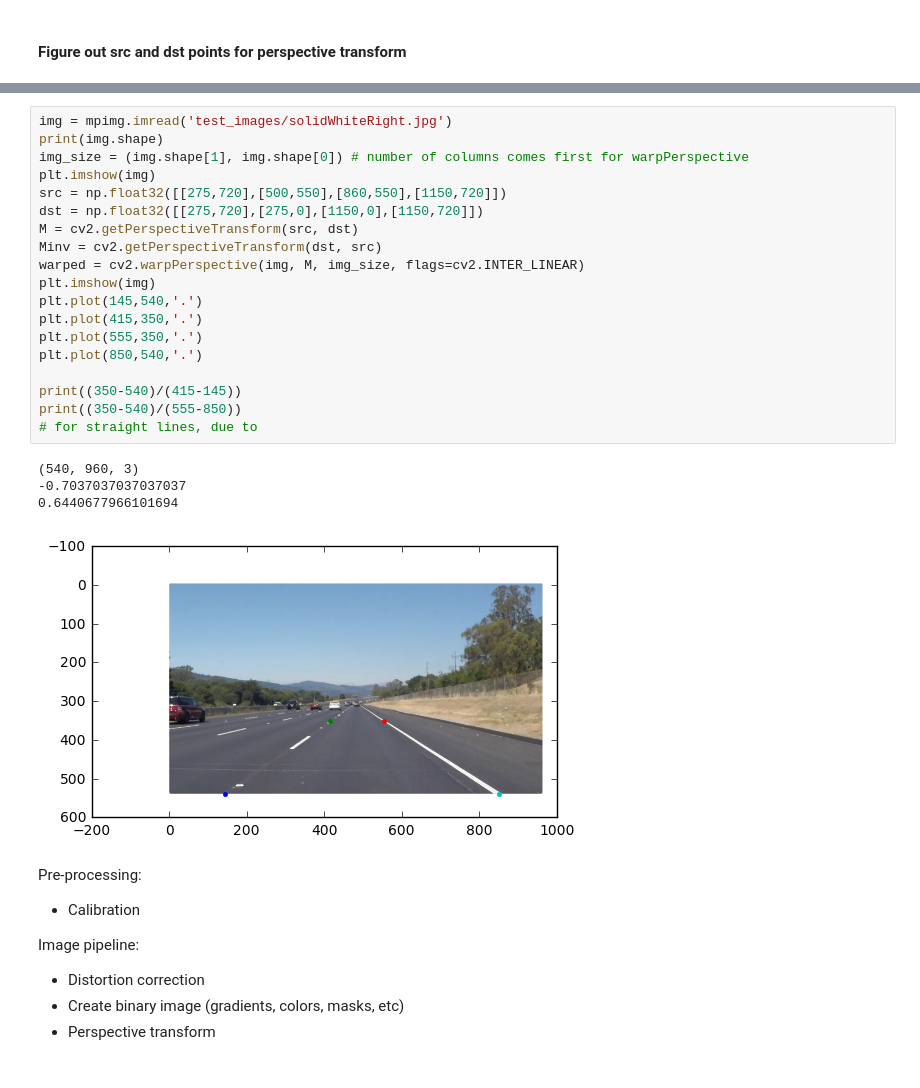
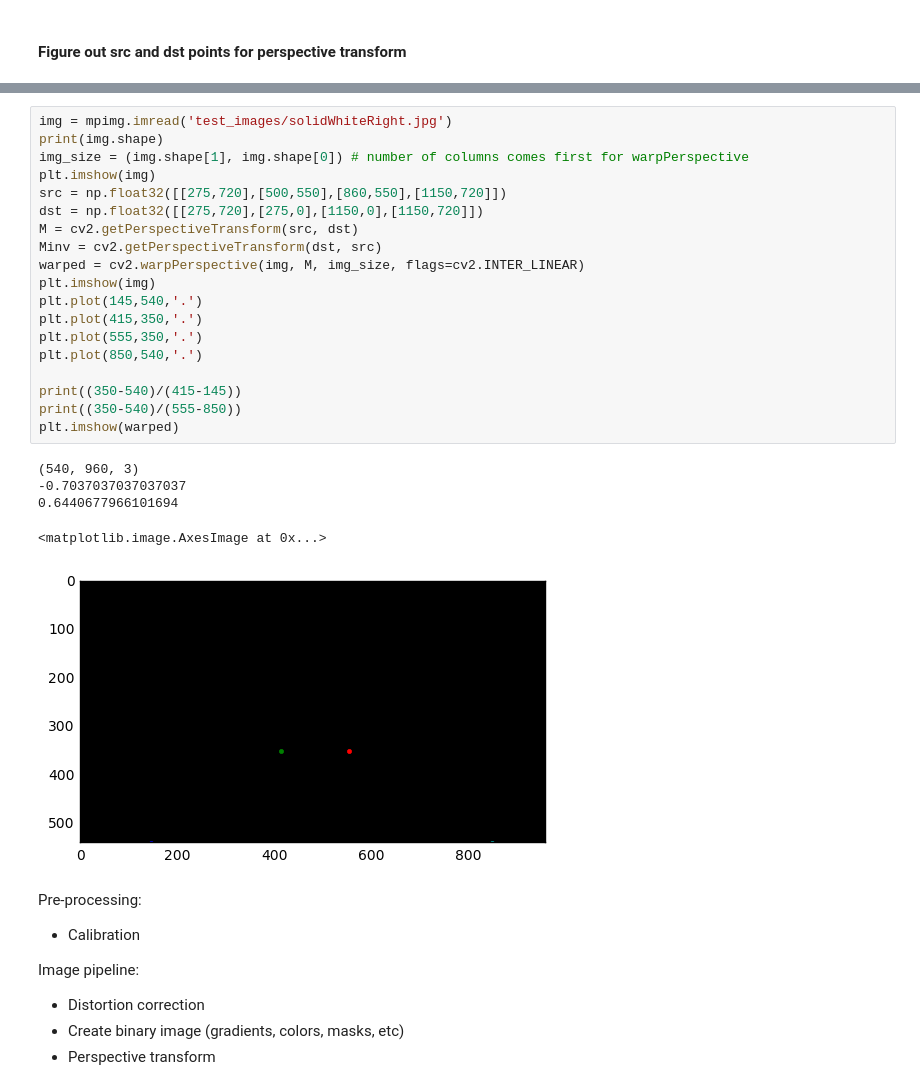
Before and after one commit to sirpsycho85/CarND-Advanced-Lane-Lines, a Jupyter notebook: Advanced lane lines.ipynb, the cells around one changed output, grey strips where cells are left out. Cells and saved outputs as stored; diff of their text form.

```diff
--- a/Advanced lane lines.ipynb
+++ b/Advanced lane lines.ipynb
@@ -228,27 +292,28 @@ plt.plot(top_right[0],top_right[1],'.')
 # %%
 img = mpimg.imread('test_images/solidWhiteRight.jpg')
 print(img.shape)
 img_size = (img.shape[1], img.shape[0]) # number of columns comes first for warpPerspective
 plt.imshow(img)
 src = np.float32([[275,720],[500,550],[860,550],[1150,720]])
 dst = np.float32([[275,720],[275,0],[1150,0],[1150,720]])
 M = cv2.getPerspectiveTransform(src, dst)
 Minv = cv2.getPerspectiveTransform(dst, src)
 warped = cv2.warpPerspective(img, M, img_size, flags=cv2.INTER_LINEAR)
 plt.imshow(img)
 plt.plot(145,540,'.')
 plt.plot(415,350,'.')
 plt.plot(555,350,'.')
 plt.plot(850,540,'.')
 
 print((350-540)/(415-145))
 print((350-540)/(555-850))
-# for straight lines, due to
+plt.imshow(warped)
 # %% [output]
 (540, 960, 3)
 -0.7037037037037037
 0.6440677966101694
+<matplotlib.image.AxesImage at 0x...>
-[figure, old version]
+[figure, new version]
 # %% [markdown]
 Pre-processing:
 - Calibration
```
Also changed, not shown: parts of 8 cells of this notebook.
